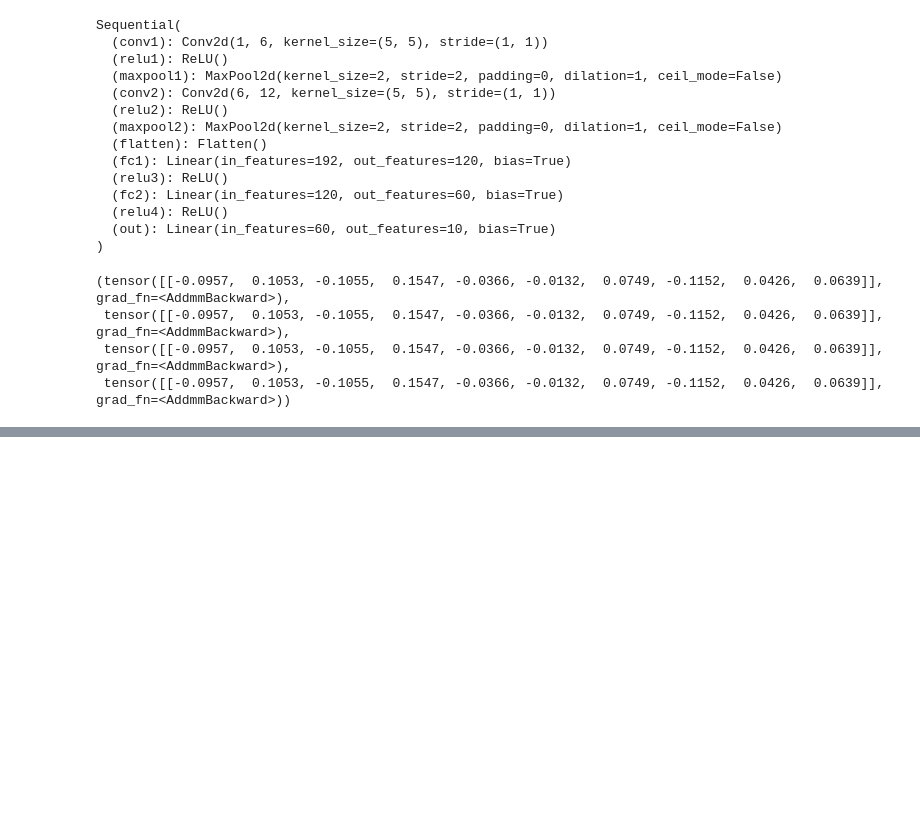
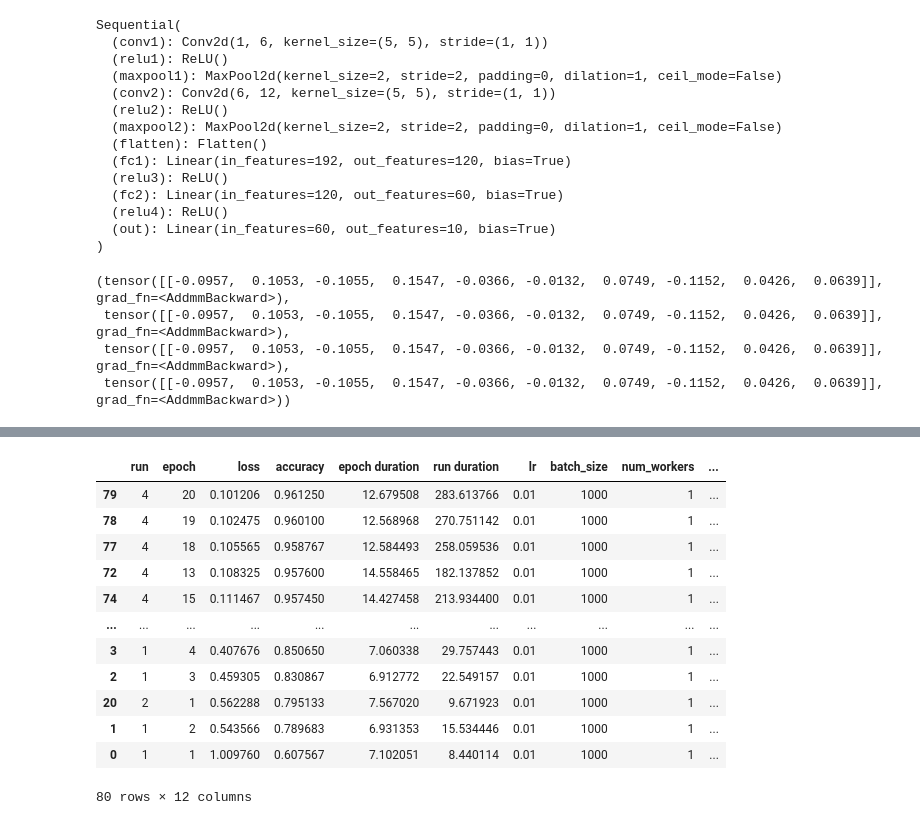
Before and after one commit to gmshashank/Pytorch, a Jupyter notebook: Part-7_Neural_Network_Programming.ipynb, the cells around one changed output, grey strips where cells are left out. Saved outputs shown, nothing was run; the diff lists cells and outputs as text; code cells hidden in the pictures; blank space fills up the shorter version.

```diff
--- a/Part-7_Neural_Network_Programming.ipynb
+++ b/Part-7_Neural_Network_Programming.ipynb
@@ -287,0 +508,16 @@ network(image),sequential1(image),sequential2(image),sequential3(image)
+# %%
+pd.DataFrame.from_dict(m.run_data).sort_values('accuracy',ascending=False)
+# %% [output]
+|  | run | epoch | loss | accuracy | epoch duration | run duration | lr | batch_size | num_workers | ... |
+| 79 | 4 | 20 | 0.101206 | 0.961250 | 12.679508 | 283.613766 | 0.01 | 1000 | 1 | ... |
+| 78 | 4 | 19 | 0.102475 | 0.960100 | 12.568968 | 270.751142 | 0.01 | 1000 | 1 | ... |
+| 77 | 4 | 18 | 0.105565 | 0.958767 | 12.584493 | 258.059536 | 0.01 | 1000 | 1 | ... |
+| 72 | 4 | 13 | 0.108325 | 0.957600 | 14.558465 | 182.137852 | 0.01 | 1000 | 1 | ... |
+| 74 | 4 | 15 | 0.111467 | 0.957450 | 14.427458 | 213.934400 | 0.01 | 1000 | 1 | ... |
+| ... | ... | ... | ... | ... | ... | ... | ... | ... | ... | ... |
+| 3 | 1 | 4 | 0.407676 | 0.850650 | 7.060338 | 29.757443 | 0.01 | 1000 | 1 | ... |
+| 2 | 1 | 3 | 0.459305 | 0.830867 | 6.912772 | 22.549157 | 0.01 | 1000 | 1 | ... |
+| 20 | 2 | 1 | 0.562288 | 0.795133 | 7.567020 | 9.671923 | 0.01 | 1000 | 1 | ... |
+| 1 | 1 | 2 | 0.543566 | 0.789683 | 6.931353 | 15.534446 | 0.01 | 1000 | 1 | ... |
+| 0 | 1 | 1 | 1.009760 | 0.607567 | 7.102051 | 8.440114 | 0.01 | 1000 | 1 | ... |
+80 rows × 12 columns
```
Also changed, not shown: parts of 14 cells of this notebook.
